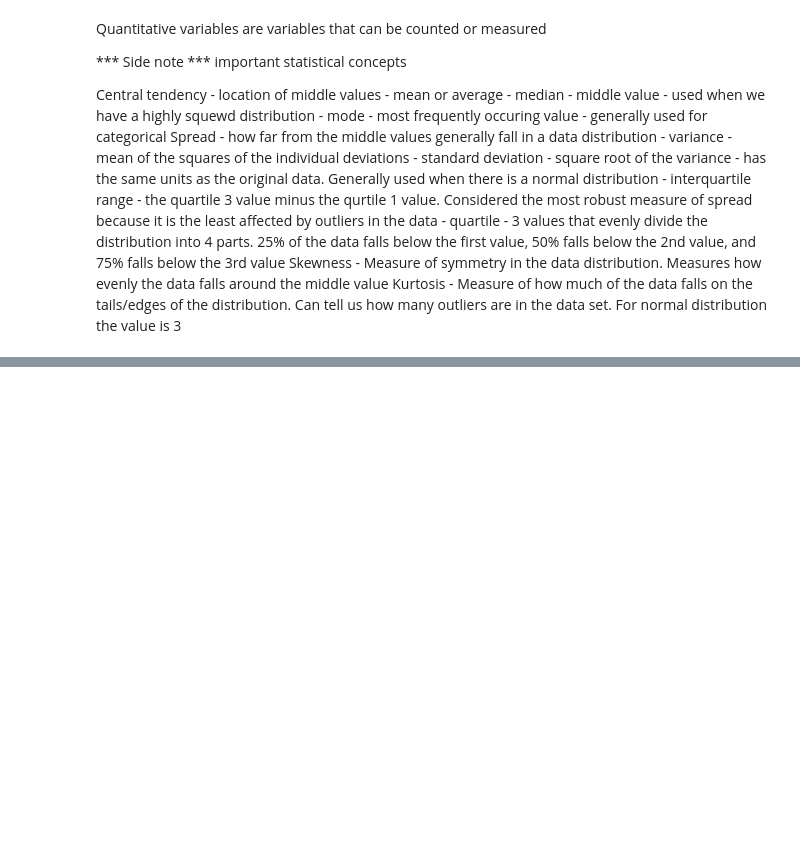
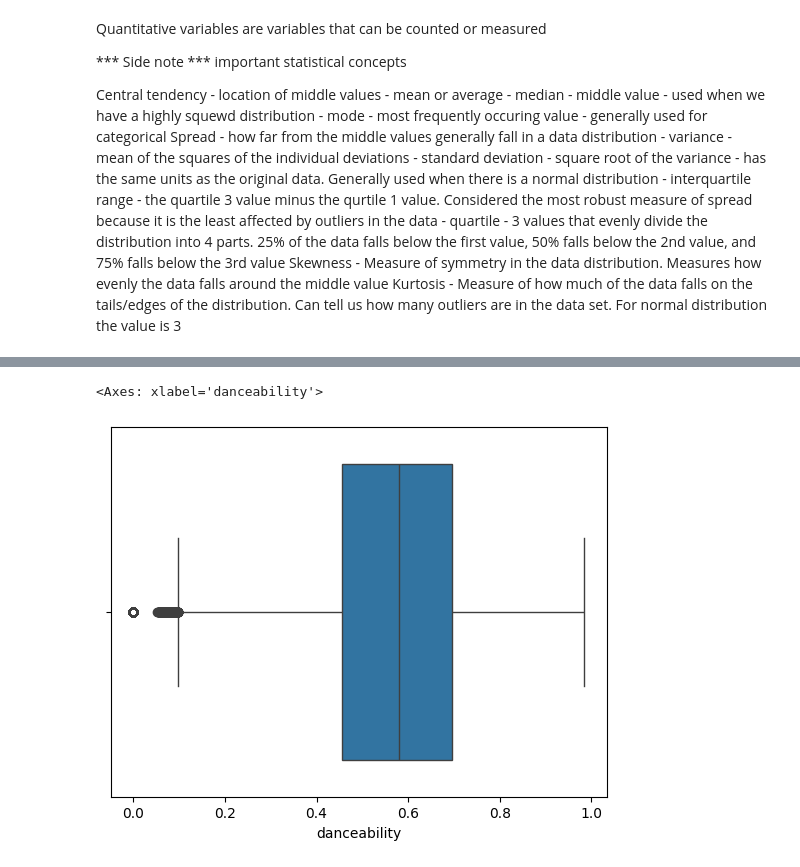
Before and after one commit to RunningBaldMan/spotify_eda_JustinMasters, a Jupyter notebook: eda.ipynb, the cells around one changed output, grey strips where cells are left out. Drawn from its saved outputs; the diff is of its cells as text; code cells hidden in the pictures; blank space fills up the shorter version.

```diff
--- a/eda.ipynb
+++ b/eda.ipynb
@@ -218,0 +238,9 @@ Kurtosis - Measure of how much of the data falls on the tails/edges of the distr
+# %%
+# middle line is the quartire 2 value. left side is q1 and right side is q3
+# lines on the left and right are the whiskers the minimum and the max as determined by the interquartile range
+
+
+sns.boxplot(x=df['danceability'])
+# %% [output]
+<Axes: xlabel='danceability'>
+[figure, added]
```
Also changed, not shown: parts of 6 cells of this notebook.
